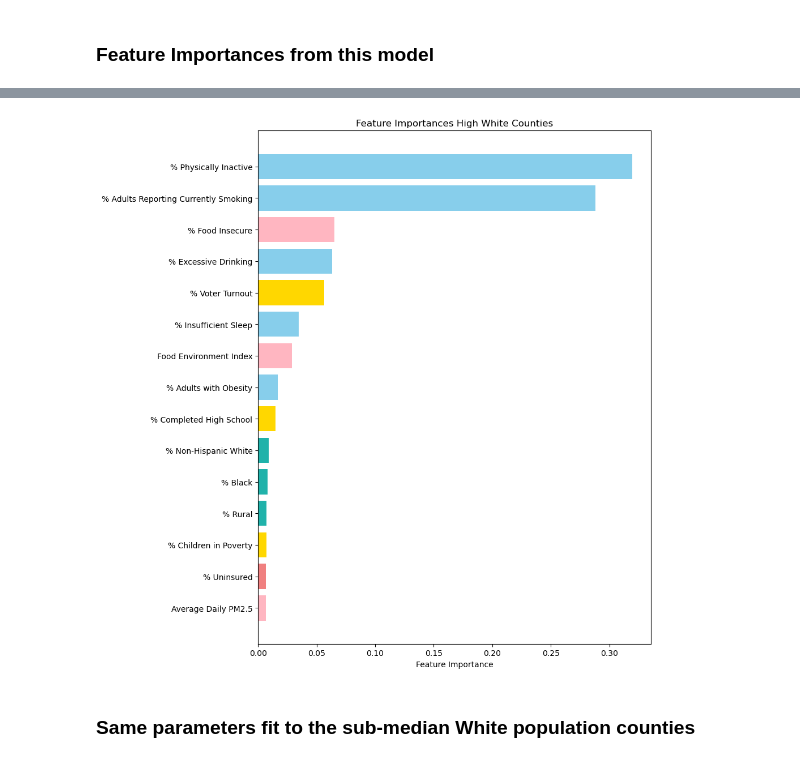
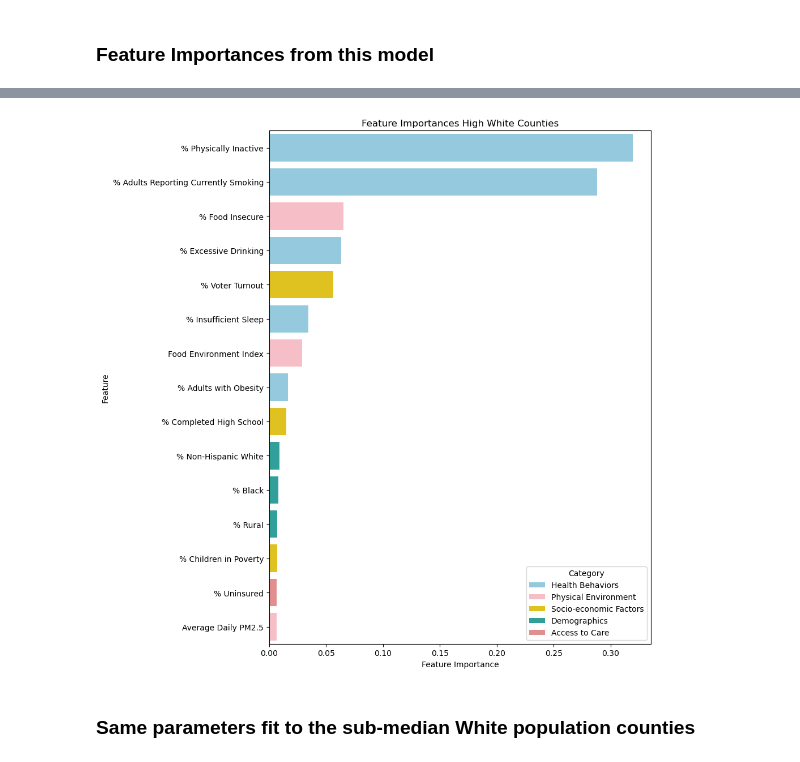
Before and after one commit to nedgren/Health-Insights, a Jupyter notebook: modeling/neal_ethnicity-modeling.ipynb, the cells around one changed output, grey strips where cells are left out. Saved outputs shown, nothing was run; the diff lists cells and outputs as text; code cells hidden in the pictures.

Commit message:
Write functions for getting and plotting importance scores

```diff
--- a/modeling/neal_ethnicity-modeling.ipynb
+++ b/modeling/neal_ethnicity-modeling.ipynb
@@ -153,10 +151,0 @@ top_50_feature_importance_df['Color'] = top_50_feature_importance_df['Category']
-# %%
-top_n = 15
-importance_frame = top_50_feature_importance_df.head(top_n) #Frame is in ascending order
-
-importance_scores = importance_frame['importance_score']
-importance_features = importance_frame['Feature']
-importance_colors = importance_frame['Color']
-
-plt.figure(figsize=(10,10))
-sns.barplot(data=importance_frame, y='Feature', x='importance_score', orient='h', hue='Category', palette=category_colors)
@@ -166,31 +151,0 @@ sns.barplot(data=importance_frame, y='Feature', x='importance_score', orient='h'
-# %%
-#data frame matching features with their top importances computed from xgboost
-
-top_n = 15
-importance_frame = top_50_feature_importance_df.tail(top_n) #Frame is in ascending order
-
-importance_scores = importance_frame['importance_score']
-importance_features = importance_frame['Feature']
-importance_colors = importance_frame['Color']
-
-plt.figure(figsize=(10,10))
-plt.title("Feature Importances from optimized XGB Parameters Fit to Counties with Super-Median White Population")
-
-bars = plt.barh(importance_features, importance_scores, color=importance_frame['Color'])
-
-plt.xlabel('Feature Importance')
-plt.title('Feature Importances High White Counties')
-
-# Create a legend for the categories
-#legend_elements = [
-#    Patch(facecolor=color, edgecolor='gray', label=category)
-#    for category, color in category_colors.items()
-#]
-
-#plt.legend(handles=legend_elements, title='Feature Categories', loc='lower right')
-plt.tight_layout()
-plt.show()
-
-plt.show()
-# %% [output]
-[figure, removed]
@@ -199,3 +152,40 @@ plt.show()
+# %%
+params = xgb_best_params_full
+n_neighbors=10
+xgb_pipe = Pipeline([('impute', KNNImputer(n_neighbors=n_neighbors)),
+                     ('xgb', XGBRegressor(**params))])
+
+def get_sorted_model_importance_frame(model, df, features, target):
+   model.fit(df[features], df[target])
+
+   importances = model['xgb'].feature_importances_
+   return pd.DataFrame({'Feature': features,
+                               'importance_score': importances})\
+                                .sort_values(by='importance_score', ascending=False)
+
+def plot_top_model_importances(importance_frame, top_n=10):
+   importance_frame['Category'] = importance_frame['Feature'].map(feature_to_category)
+   importance_frame['Color'] = importance_frame['Category'].map(category_colors)
+
+   #This function assumes the frame is already sorted by importance score, in descending order
+   top_importances = importance_frame.head(top_n)
+
+   plt.figure(figsize=(10,10))
+   sns.barplot(data=top_importances, y='Feature', x='importance_score', orient='h', hue='Category', palette=category_colors)
+   plt.xlabel('Feature Importance')
+   plt.title('Feature Importances High White Counties')
+   plt.tight_layout()
+   plt.show()
+# %%
+top_50_feature_importance_df = get_sorted_model_importance_frame(model = xgb_pipe,
+                                                                 df = supermedian_white_counties,
+                                                                 features=features,
+                                                                 target=target)
+#top_50_feature_importance_df
+# %%
+plot_top_model_importances(top_50_feature_importance_df, top_n=15)
+# %% [output]
+[figure, added]
 # %% [markdown]
 ### Same parameters fit to the sub-median White population counties
 # %%
```
Also changed, not shown: parts of 4 cells of this notebook.
